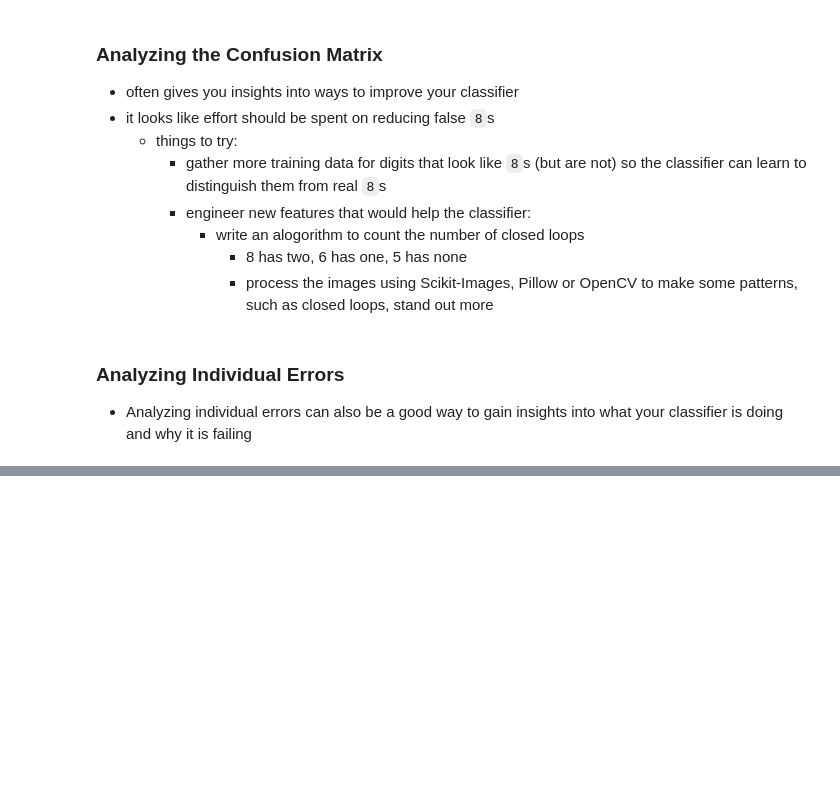
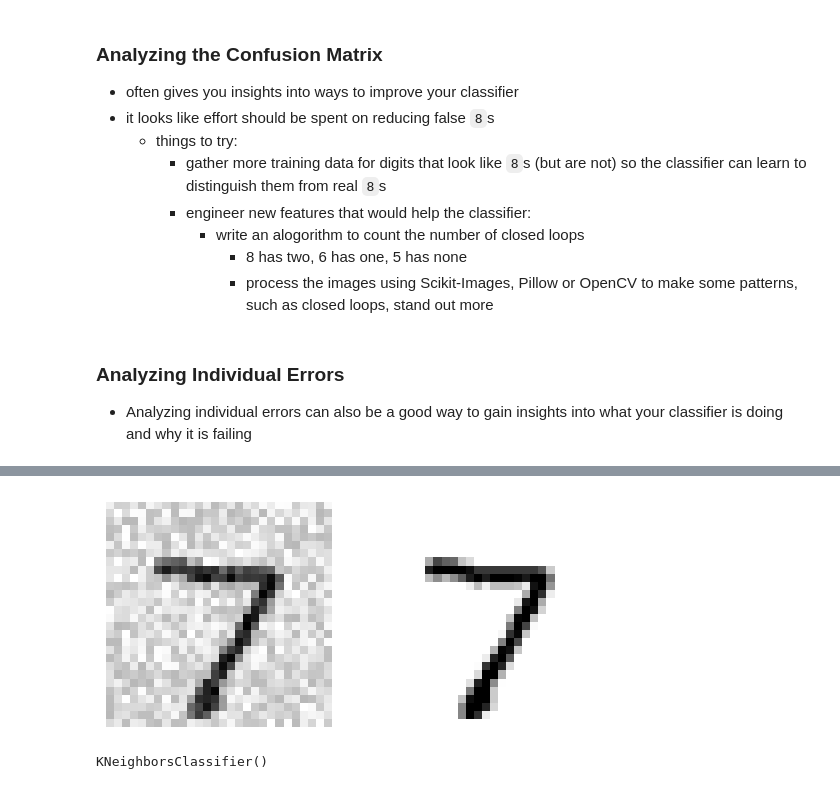
Before and after one commit to PaulToronto/Hands-on-Maching-Learning-Book, a Jupyter notebook: 3_Classification.ipynb, the cells around one changed output, grey strips where cells are left out. Cells and saved outputs as stored; diff of their text form; code cells hidden in the pictures; blank space fills up the shorter version.

```diff
--- a/3_Classification.ipynb
+++ b/3_Classification.ipynb
@@ -1294,0 +1445,21 @@ plt.title("Errors normalized by column");
+# %%
+np.random.seed(42) # make this example reproducible
+
+noise = np.random.randint(0, 100, X_train.shape)
+X_train_mod = X_train + noise
+noise = np.random.randint(0, 100, X_test.shape)
+X_test_mod = X_test + noise
+
+y_train_mod = X_train
+y_test_mod = X_test
+# %%
+plt.subplot(121); plot_digit(X_test_mod[0]) # noisy
+plt.subplot(122); plot_digit(y_test_mod[0]) # target, no noise
+plt.show()
+# %% [output]
+[figure, added]
+# %%
+knn_clf = KNeighborsClassifier()
+knn_clf.fit(X_train_mod, y_train_mod)
+# %% [output]
+KNeighborsClassifier()
```
Also changed, not shown: parts of 27 cells of this notebook.
